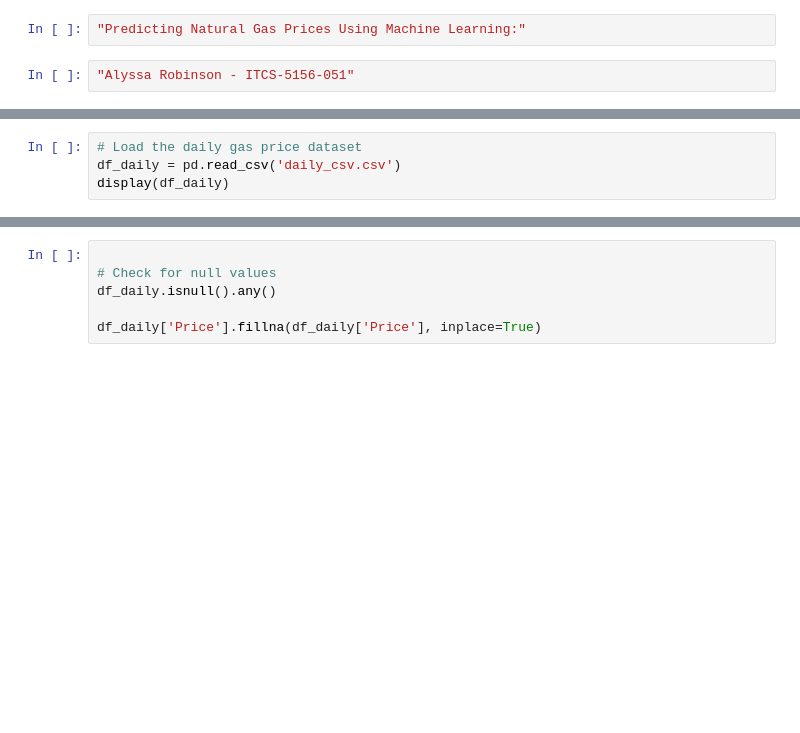
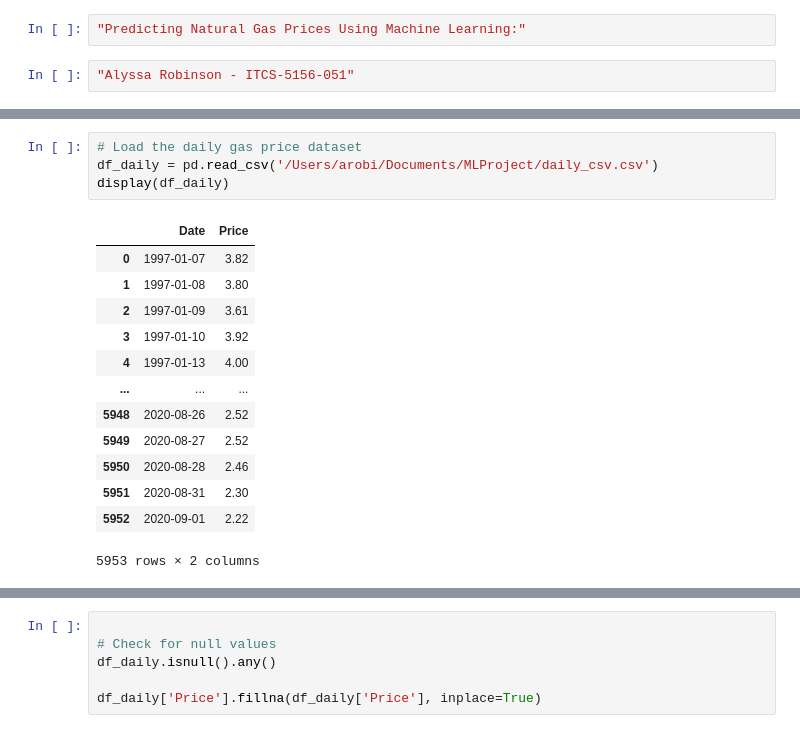
Before and after one commit to arobinson0227/MLProject, a Jupyter notebook: NaturalGasPrediction.ipynb, the cells around one changed output, grey strips where cells are left out. Drawn from its saved outputs; the diff is of its cells as text; blank space fills up the shorter version.

```diff
--- a/NaturalGasPrediction.ipynb
+++ b/NaturalGasPrediction.ipynb
@@ -14,7 +47,21 @@ import matplotlib.pyplot as plt
 # %%
 # Load the daily gas price dataset
-df_daily = pd.read_csv('daily_csv.csv')
+df_daily = pd.read_csv('/Users/arobi/Documents/MLProject/daily_csv.csv')
 display(df_daily)
+# %% [output]
+|  | Date | Price |
+| 0 | 1997-01-07 | 3.82 |
+| 1 | 1997-01-08 | 3.80 |
+| 2 | 1997-01-09 | 3.61 |
+| 3 | 1997-01-10 | 3.92 |
+| 4 | 1997-01-13 | 4.00 |
+| ... | ... | ... |
+| 5948 | 2020-08-26 | 2.52 |
+| 5949 | 2020-08-27 | 2.52 |
+| 5950 | 2020-08-28 | 2.46 |
+| 5951 | 2020-08-31 | 2.30 |
+| 5952 | 2020-09-01 | 2.22 |
+5953 rows × 2 columns
 # %%
 # Get a summary of the data
 df_daily_describe = df_daily.describe()
```
Also changed, not shown: parts of 18 cells of this notebook.
